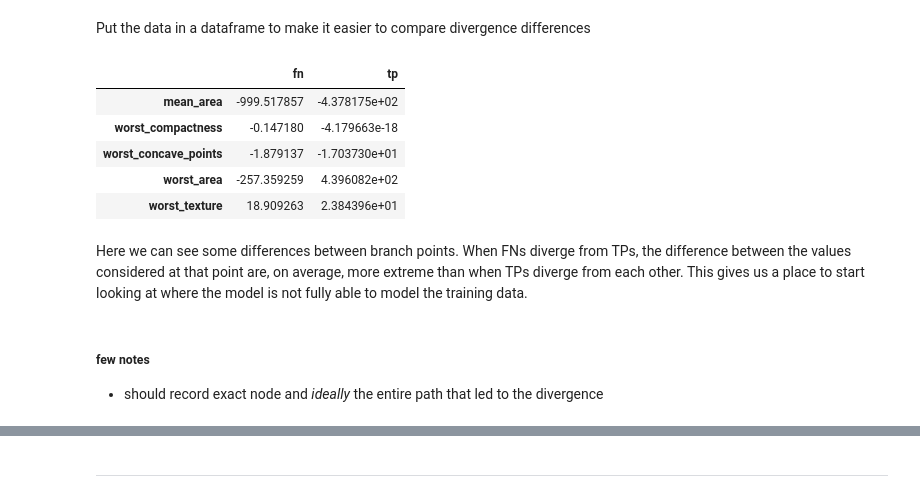
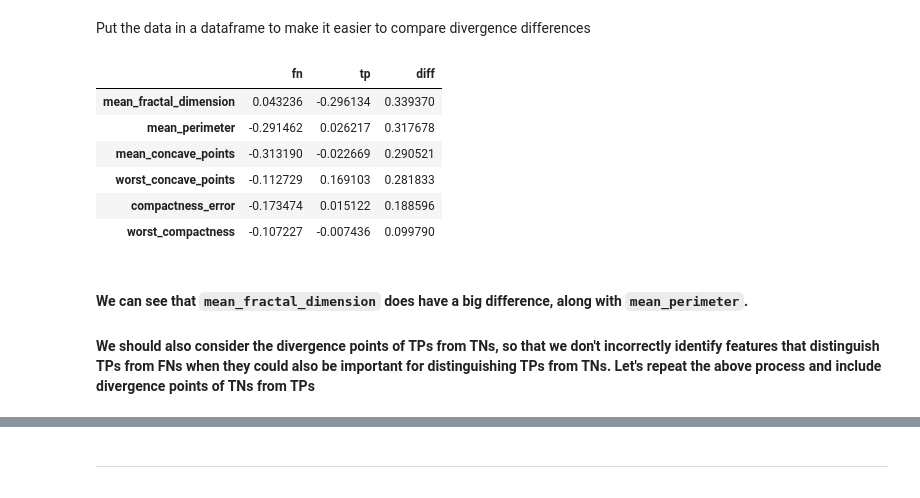
Before and after one commit to raom1/understanding-random-forest-classifiers, a Jupyter notebook: random_forest_classification_errors.ipynb, the cells around one changed output, grey strips where cells are left out. Cells and saved outputs as stored; diff of their text form; code cells hidden in the pictures.

```diff
--- a/random_forest_classification_errors.ipynb
+++ b/random_forest_classification_errors.ipynb
@@ -80,0 +90,2 @@ _Using `random_state` for reproducibility_
+# %%
+data_df = pd.DataFrame(data_scale, columns = data_df.columns)
@@ -81,6 +102,8 @@ _Using `random_state` for reproducibility_
 # %%
 test = data_df.sample(frac = 0.3, random_state=181)
-train = data_df.drop(test.index)
+data_df_sub = data_df.drop(test.index)
+hold_out = data_df_sub.sample(frac = 0.2, random_state = 216)
+train = data_df_sub.drop(hold_out.index)
 # %%
 rf_class = RandomForestClassifier(random_state=132)
 # %%
@@ -268,18 +272,22 @@ array([0.45604909, 0.22967128, 0.10049146, 0.        , 0.36556927,
 # %% [markdown]
 #### First create a dictionary that gathers the information belonging to a given node
 # %%
-tree_dict = {}
-single_tree = model.estimators_[0].tree_
-for ind, (feat, thresh, imp, left, right) in enumerate(zip(single_tree.feature, single_tree.threshold, single_tree.impurity, single_tree.children_left, single_tree.children_right)):
-    if feat != -2:
-        tree_dict[ind] = {'feature': data_df.columns[feat],
-                          'threshold': thresh,
-                          'impurity': imp,
-                          'left_node': left,
-                          'right_node':right}
-    else:
-        tree_dict[ind] = {'feature': 'terminal_leaf',
-                          'threshold': np.nan,
-                          'impurity': imp,
-                          'left_node': np.nan,
-                          'right_node':np.nan}
+def construct_tree_dict(estimator):
+    tree_dict = {}
+    single_tree = estimator.tree_
+    for ind, (feat, thresh, imp, left, right) in enumerate(zip(single_tree.feature, single_tree.threshold, single_tree.impurity, single_tree.children_left, single_tree.children_right)):
+        if feat != -2:
+            tree_dict[ind] = {'feature': data_df.columns[feat],
+                              'threshold': thresh,
+                              'impurity': imp,
+                              'left_node': left,
+                              'right_node':right}
+        else:
+            tree_dict[ind] = {'feature': 'terminal_leaf',
+                              'threshold': np.nan,
+                              'impurity': imp,
+                              'left_node': np.nan,
+                              'right_node':np.nan}
+    return tree_dict
+# %%
+tree_dict = construct_tree_dict(model.estimators_[0])
@@ -553,17 +566,18 @@ Put the data in a dataframe to make it easier to compare divergence differences
 # %%
 tp_div_df = pd.DataFrame(divergence_feat_tp_diff, index = ["tp"]).T
 fn_div_df = pd.DataFrame(divergence_feat_fn_diff, index = ["fn"]).T
 compare_tp_div_df = pd.merge(fn_div_df, tp_div_df, how = 'left', left_index = True, right_index = True)
-compare_tp_div_df
+compare_tp_div_df['diff'] = abs(compare_tp_div_df['fn'] - compare_tp_div_df['tp'])
+compare_tp_div_df.sort_values('diff', ascending = False)
 # %% [output]
-|  | fn | tp |
-| mean_area | -999.517857 | -4.378175e+02 |
-| worst_compactness | -0.147180 | -4.179663e-18 |
-| worst_concave_points | -1.879137 | -1.703730e+01 |
-| worst_area | -257.359259 | 4.396082e+02 |
-| worst_texture | 18.909263 | 2.384396e+01 |
+|  | fn | tp | diff |
+| mean_fractal_dimension | 0.043236 | -0.296134 | 0.339370 |
+| mean_perimeter | -0.291462 | 0.026217 | 0.317678 |
+| mean_concave_points | -0.313190 | -0.022669 | 0.290521 |
+| worst_concave_points | -0.112729 | 0.169103 | 0.281833 |
+| compactness_error | -0.173474 | 0.015122 | 0.188596 |
+| worst_compactness | -0.107227 | -0.007436 | 0.099790 |
-# %% [markdown]
-Here we can see some differences between branch points. When FNs diverge from TPs, the difference between the values considered at that point are, on average, more extreme than when TPs diverge from each other. This gives us a place to start looking at where the model is not fully able to model the training data.
-# %% [markdown]
-##### few notes
-- should record exact node and _ideally_ the entire path that led to the divergence
+# %% [markdown]
+#### We can see that `mean_fractal_dimension` does have a big difference, along with `mean_perimeter`.
+
+#### We should also consider the divergence points of TPs from TNs, so that we don't incorrectly identify features that distinguish TPs from FNs when they could also be important for distinguishing TPs from TNs. Let's repeat the above process and include divergence points of TNs from TPs
```
Also changed, not shown: parts of 98 cells of this notebook.
